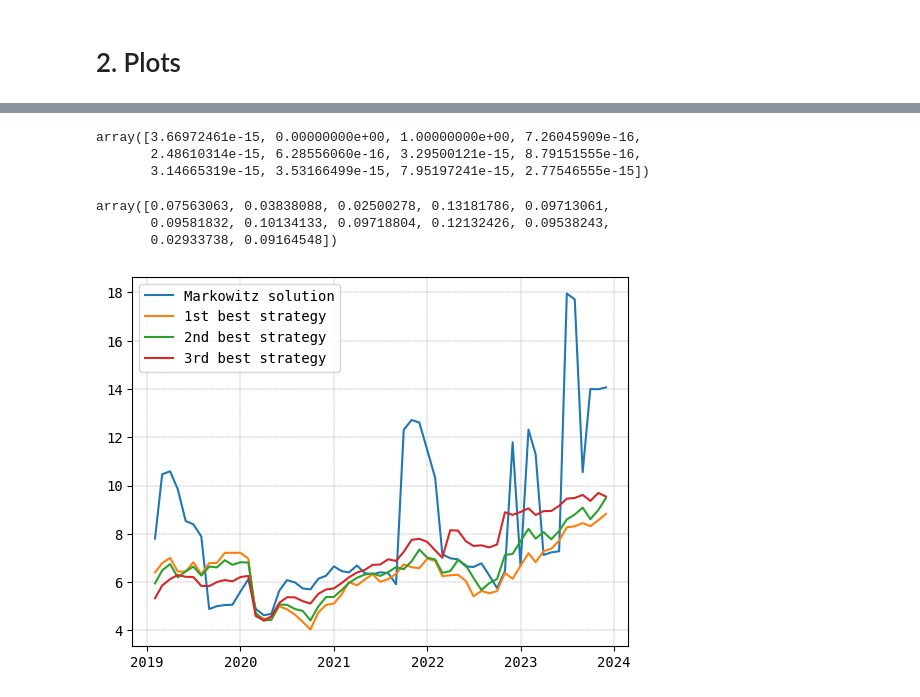
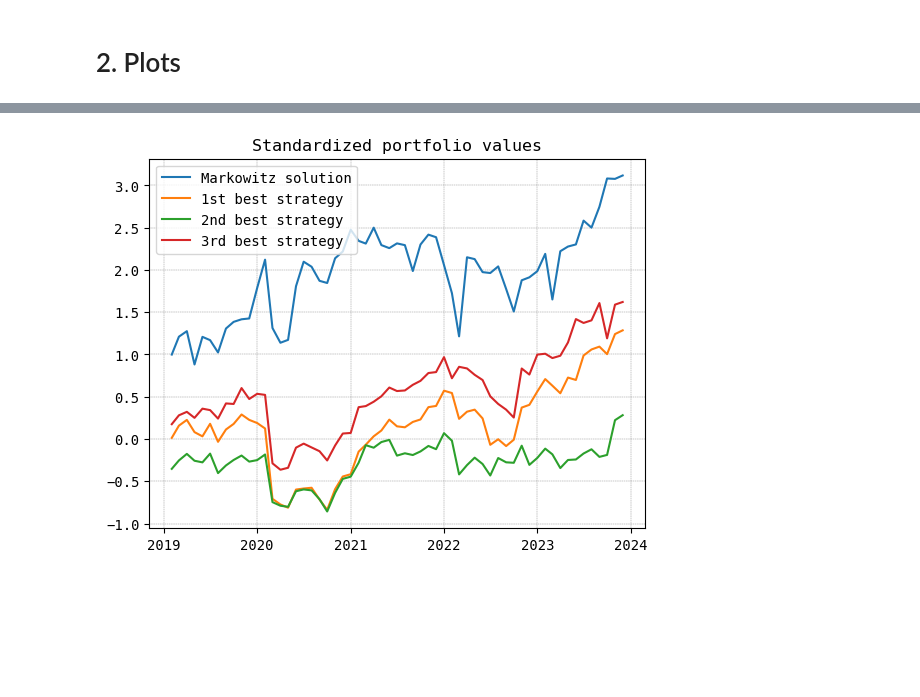
Before and after one commit to Fedebindi97/PSO-GP-project, a Jupyter notebook: 2. GP trading mechanism.ipynb, the cells around one changed output, grey strips where cells are left out. Saved outputs shown, nothing was run; the diff lists cells and outputs as text; code cells hidden in the pictures; blank space fills up the shorter version.

```diff
--- a/2. GP trading mechanism.ipynb
+++ b/2. GP trading mechanism.ipynb
@@ -139,7 +134,7 @@ def create_portfolio(strategy, df_reference):
     return portfolio_weights
 # %%
 def evaluate_portfolio(portfolio_weights, df_reference):
-    portfolio_value = np.dot(portfolio_weights,df_reference['adj_close_orig'])
+    portfolio_value = np.dot(portfolio_weights,df_reference['adj_close'])
     return portfolio_value
 # %% [markdown]
 ### GP operators
@@ -174,8 +169,8 @@ population = [generate_random_strategy() for _ in range(POPULATION_SIZE)]
 for year in range(2005,2019):
 
     # get prices - the prices of this year
-    df_train = df[df.year==year-1].groupby('ticker').mean()[features+['adj_close_orig']].reset_index()
-    df_test = df[df.year==year].groupby('ticker').mean()[features+['adj_close_orig']].reset_index()
+    df_train = df[df.year==year-1].groupby('ticker').mean()[features].reset_index()
+    df_test = df[df.year==year].groupby('ticker').mean()[features].reset_index()
     portfolios = [create_portfolio(strategy, df_train) for strategy in population]
 
     for generation in range(GENERATIONS):
@@ -201,8 +200,8 @@ for year in range(2005,2019):
 # %% [markdown]
 # 2. Plots
 # %%
-df_train_final = df[df.year<=2018].groupby('ticker').mean()[features+['adj_close_orig']].reset_index()
-df_test_final = df[df.year>2018].groupby('ticker').mean()[features+['adj_close_orig']].reset_index()
+df_train_final = df[df.year<=2018].groupby('ticker').mean()[features].reset_index()
+df_test_final = df[df.year>2018].groupby('ticker').mean()[features].reset_index()
 # %%
 final_population = []
 for strategy in population:
@@ -221,6 +220,6 @@ best_strategies
 # %%
 def groupby_portfolio_month(month):
-    return df[df.month==month].groupby('ticker').mean()[features+['adj_close_orig']].reset_index()
+    return df[df.month==month].groupby('ticker').mean()[features].reset_index()
 # %%
 months = df[df.year>=2019].sort_values('month').month.unique()
 # %%
@@ -251,33 +250,21 @@ portfolio_values_strategy_3 = [evaluate_portfolio(
                                     ),
                                 groupby_portfolio_month(month)
                                 ) for previous_month,month in zip(months[:-1],months[1:])]
-# %%
-create_portfolio_markowitz_wrapper(df[df.month=='2020-03-01'])
-# %% [output]
-array([3.66972461e-15, 0.00000000e+00, 1.00000000e+00, 7.26045909e-16,
-       2.48610314e-15, 6.28556060e-16, 3.29500121e-15, 8.79151555e-16,
-       3.14665319e-15, 3.53166499e-15, 7.95197241e-15, 2.77546555e-15])
-# %%
-create_portfolio(best_strategies[0],
-                 groupby_portfolio_month('2020-03-01'))
-# %% [output]
-array([0.07563063, 0.03838088, 0.02500278, 0.13181786, 0.09713061,
-       0.09581832, 0.10134133, 0.09718804, 0.12132426, 0.09538243,
-       0.02933738, 0.09164548])
 # %%
 plt.plot(months[1:],
          portfolio_values_markowitz,
          label='Markowitz solution')
 plt.plot(months[1:],
          portfolio_values_strategy_1,
          label='1st best strategy')
 plt.plot(months[1:],
          portfolio_values_strategy_2,
          label='2nd best strategy')
 plt.plot(months[1:],
          portfolio_values_strategy_3,
          label='3rd best strategy')
+plt.title('Standardized portfolio values')
 plt.legend()
 plt.savefig('out/GP/Portfolio evolution - Markowitz vs GP.png')
 # %% [output]
-[figure, old version]
+[figure, new version]
```
Also changed, not shown: parts of 8 cells of this notebook, 1 other file.
